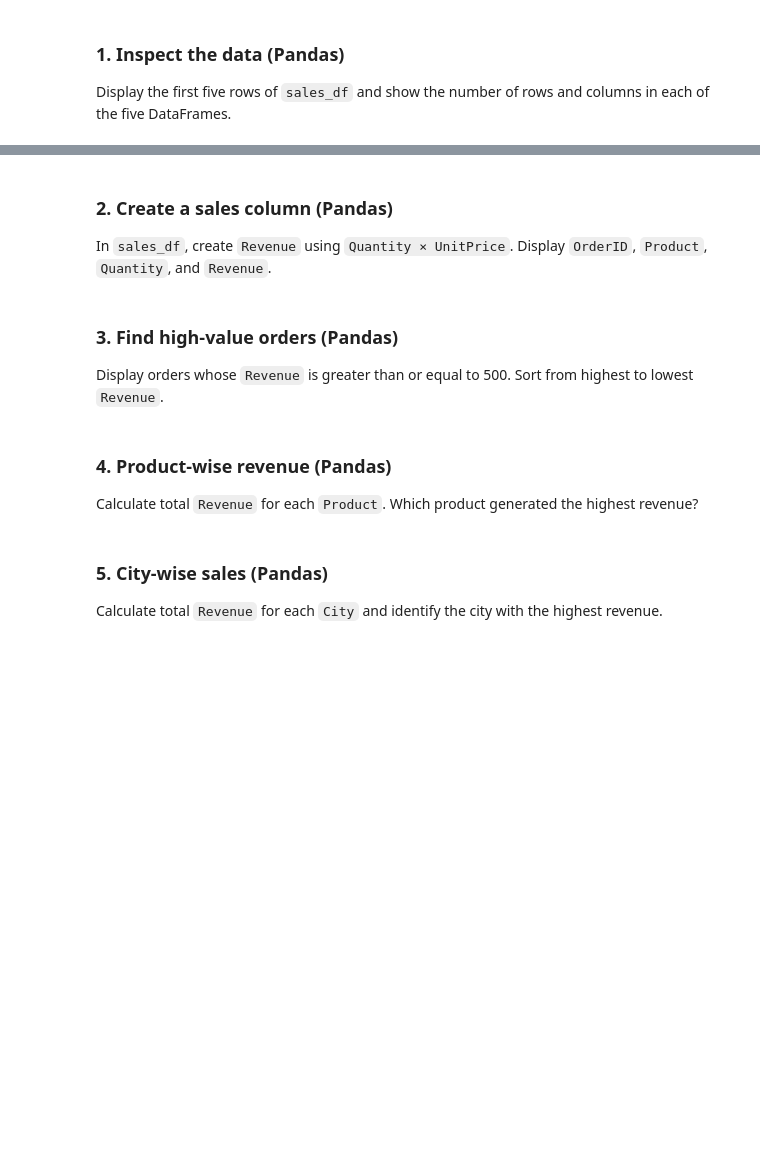
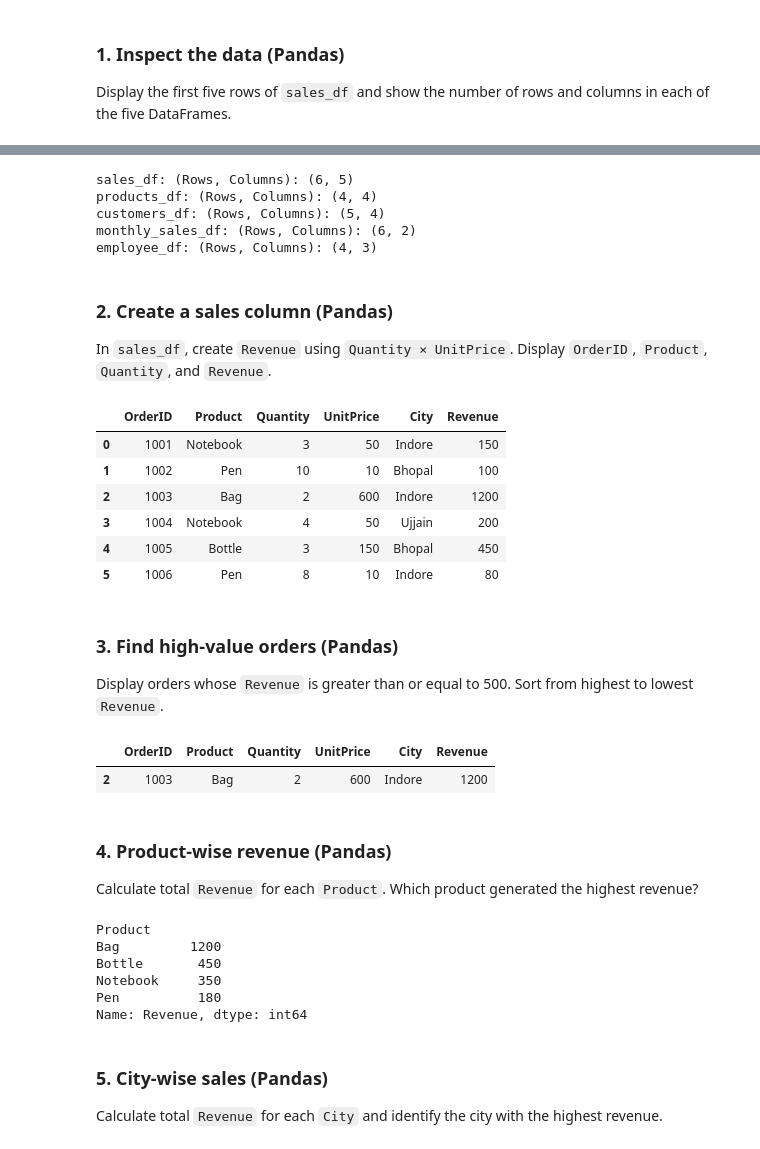
Before and after one commit to vanshbatham/retail-store-analysis, a Jupyter notebook: Retail_Store_Analysis.ipynb, the cells around one changed output, grey strips where cells are left out. Cells and saved outputs as stored; diff of their text form; code cells hidden in the pictures; blank space fills up the shorter version.

```diff
--- a/Retail_Store_Analysis.ipynb
+++ b/Retail_Store_Analysis.ipynb
@@ -59,12 +68,49 @@ Display the first five rows of `sales_df` and show the number of rows and column
+# %%
+print(f'sales_df: (Rows, Columns): {sales_df.shape}')
+print(f'products_df: (Rows, Columns): {products_df.shape}')
+print(f'customers_df: (Rows, Columns): {customers_df.shape}')
+print(f'monthly_sales_df: (Rows, Columns): {monthly_sales_df.shape}')
+print(f'employee_df: (Rows, Columns): {employee_df.shape}')
+# %% [output]
+sales_df: (Rows, Columns): (6, 5)
+products_df: (Rows, Columns): (4, 4)
+customers_df: (Rows, Columns): (5, 4)
+monthly_sales_df: (Rows, Columns): (6, 2)
+employee_df: (Rows, Columns): (4, 3)
 # %% [markdown]
 ### 2. Create a sales column (Pandas)
 In `sales_df`, create `Revenue` using `Quantity × UnitPrice`. Display `OrderID`, `Product`, `Quantity`, and `Revenue`.
+# %%
+sales_df['Revenue'] = sales_df['Quantity'] * sales_df['UnitPrice']
+sales_df
+# %% [output]
+|  | OrderID | Product | Quantity | UnitPrice | City | Revenue |
+| 0 | 1001 | Notebook | 3 | 50 | Indore | 150 |
+| 1 | 1002 | Pen | 10 | 10 | Bhopal | 100 |
+| 2 | 1003 | Bag | 2 | 600 | Indore | 1200 |
+| 3 | 1004 | Notebook | 4 | 50 | Ujjain | 200 |
+| 4 | 1005 | Bottle | 3 | 150 | Bhopal | 450 |
+| 5 | 1006 | Pen | 8 | 10 | Indore | 80 |
 # %% [markdown]
 ### 3. Find high-value orders (Pandas)
 Display orders whose `Revenue` is greater than or equal to 500. Sort from highest to lowest `Revenue`.
+# %%
+sales_df[sales_df['Revenue'] >= 500]
+# %% [output]
+|  | OrderID | Product | Quantity | UnitPrice | City | Revenue |
+| 2 | 1003 | Bag | 2 | 600 | Indore | 1200 |
 # %% [markdown]
 ### 4. Product-wise revenue (Pandas)
 Calculate total `Revenue` for each `Product`. Which product generated the highest revenue?
+# %%
+sales_df.groupby('Product')['Revenue'].sum()
+# %% [output]
+Product
+Bag         1200
+Bottle       450
+Notebook     350
+Pen          180
+Name: Revenue, dtype: int64
 # %% [markdown]
 ### 5. City-wise sales (Pandas)
 Calculate total `Revenue` for each `City` and identify the city with the highest revenue.
```
Also changed, not shown: parts of 9 cells of this notebook.
